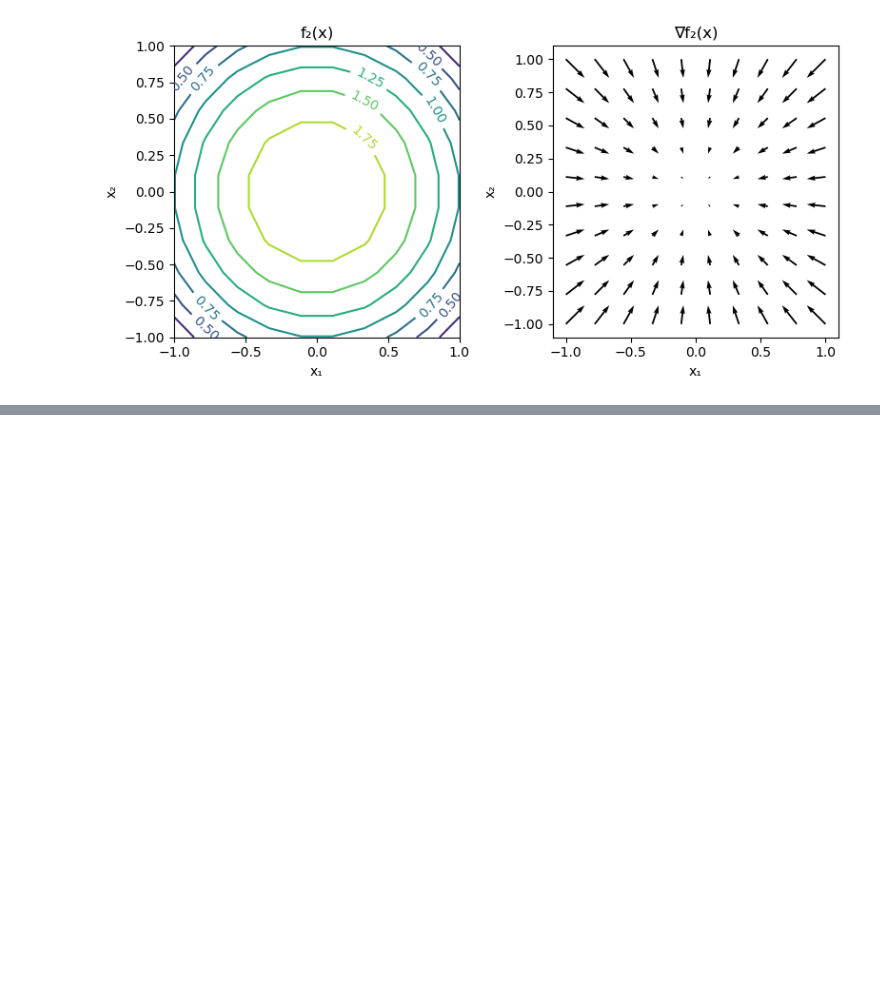
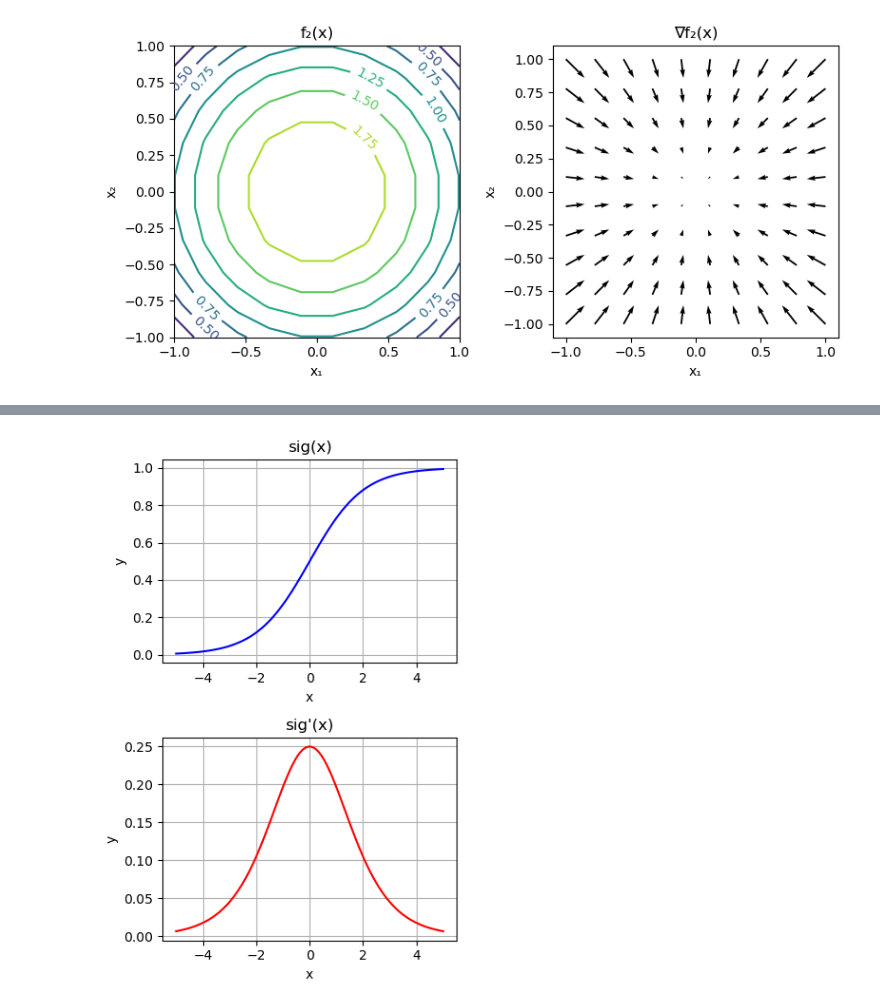
Before and after one commit to HidehikoMURAO/JuliaBayesBook, a Jupyter notebook: 2. Basics of Numerical Computation.ipynb, the cells around one changed output, grey strips where cells are left out. Cells and saved outputs as stored; diff of their text form; code cells hidden in the pictures; blank space fills up the shorter version.

```diff
--- a/2. Basics of Numerical Computation.ipynb
+++ b/2. Basics of Numerical Computation.ipynb
@@ -357,0 +403,22 @@ tight_layout()
+# %%
+# シグモイド関数
+sig(x) = 1 / (1 + exp(-x))
+
+xs = range(-5, +5, length = 100)
+fig, axes = subplots(2, 1, figsize = (4, 6))
+
+# シグモイド関数をプロット
+axes[1].plot(xs, sig.(xs), color = "b")
+axes[1].set_xlabel("x"), axes[1].set_ylabel("y")
+axes[1].set_title("sig(x)")
+axes[1].grid()
+
+# 導関数をプロット
+axes[2].plot(xs, map(x -> ForwardDiff.derivative(sig, x), xs), color = "r")
+axes[2].set_xlabel("x"), axes[2].set_ylabel("y")
+axes[2].set_title("sig'(x)")
+axes[2].grid()
+
+tight_layout()
+# %% [output]
+[figure, added]
```
Also changed, not shown: parts of 24 cells of this notebook.
